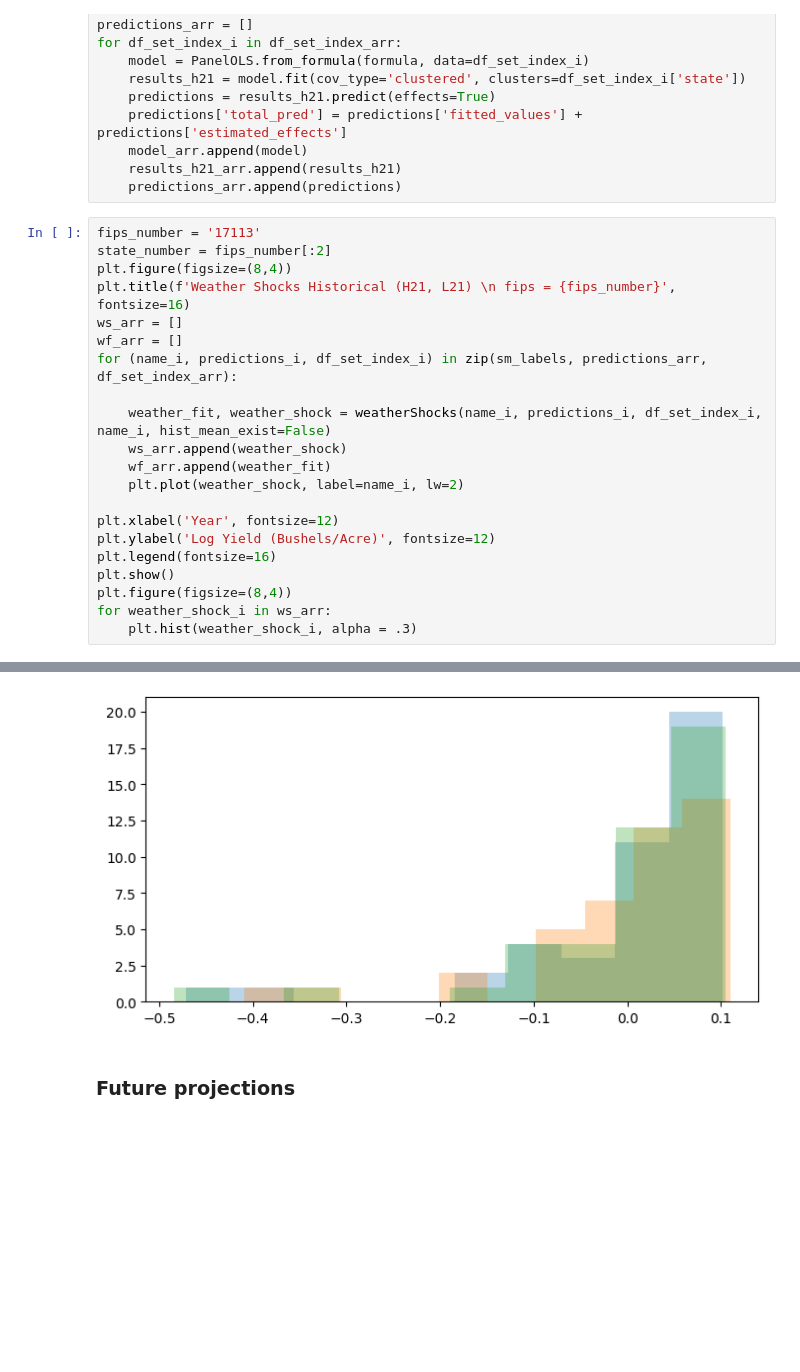
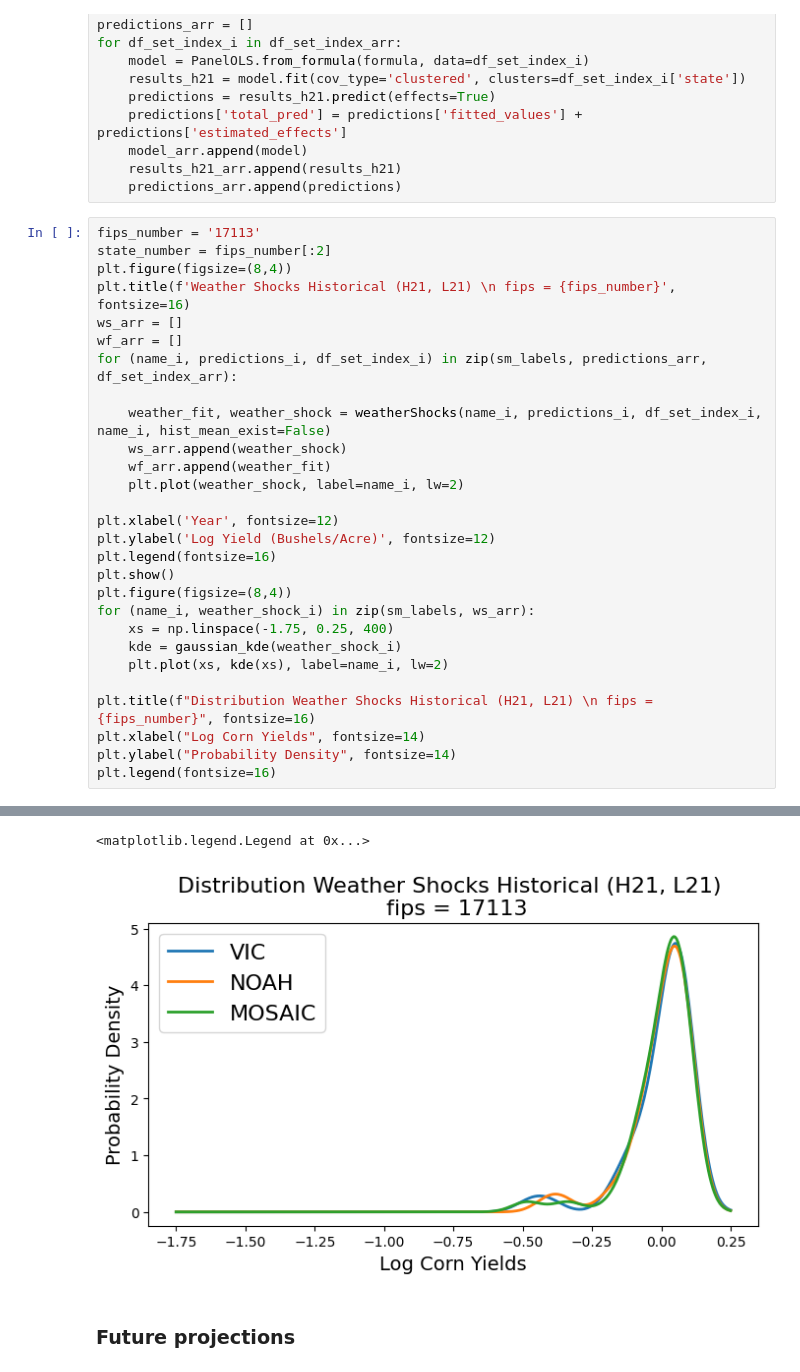
Before and after one commit to theo-avila/avila_et_al_2025_pyWBM_yield, a Jupyter notebook: 7_weather_only_shocks.ipynb, the cells around one changed output, grey strips where cells are left out. Cells and saved outputs as stored; diff of their text form; blank space fills up the shorter version.

Commit message:
kernel density distribution of shocks historical

```diff
--- a/7_weather_only_shocks.ipynb
+++ b/7_weather_only_shocks.ipynb
@@ -220,27 +265,35 @@ for df_set_index_i in df_set_index_arr:
 # %%
 fips_number = '17113'
 state_number = fips_number[:2]
 plt.figure(figsize=(8,4))
 plt.title(f'Weather Shocks Historical (H21, L21) \n fips = {fips_number}', fontsize=16)
 ws_arr = []
 wf_arr = []
 for (name_i, predictions_i, df_set_index_i) in zip(sm_labels, predictions_arr, df_set_index_arr):
 
     weather_fit, weather_shock = weatherShocks(name_i, predictions_i, df_set_index_i, name_i, hist_mean_exist=False)
     ws_arr.append(weather_shock)
     wf_arr.append(weather_fit)
     plt.plot(weather_shock, label=name_i, lw=2)
 
 plt.xlabel('Year', fontsize=12)
 plt.ylabel('Log Yield (Bushels/Acre)', fontsize=12)
 plt.legend(fontsize=16)
 plt.show()
 plt.figure(figsize=(8,4))
-for weather_shock_i in ws_arr:
-    plt.hist(weather_shock_i, alpha = .3)
+for (name_i, weather_shock_i) in zip(sm_labels, ws_arr):
+    xs = np.linspace(-1.75, 0.25, 400)
+    kde = gaussian_kde(weather_shock_i)
+    plt.plot(xs, kde(xs), label=name_i, lw=2)
+
+plt.title(f"Distribution Weather Shocks Historical (H21, L21) \n fips = {fips_number}", fontsize=16)
+plt.xlabel("Log Corn Yields", fontsize=14)
+plt.ylabel("Probability Density", fontsize=14)
+plt.legend(fontsize=16)
 # %% [output]
 [figure]
+<matplotlib.legend.Legend at 0x...>
-[figure, old version]
+[figure, new version]
 # %% [markdown]
 ### Future projections
 # %%
```
Also changed, not shown: parts of 6 cells of this notebook.
